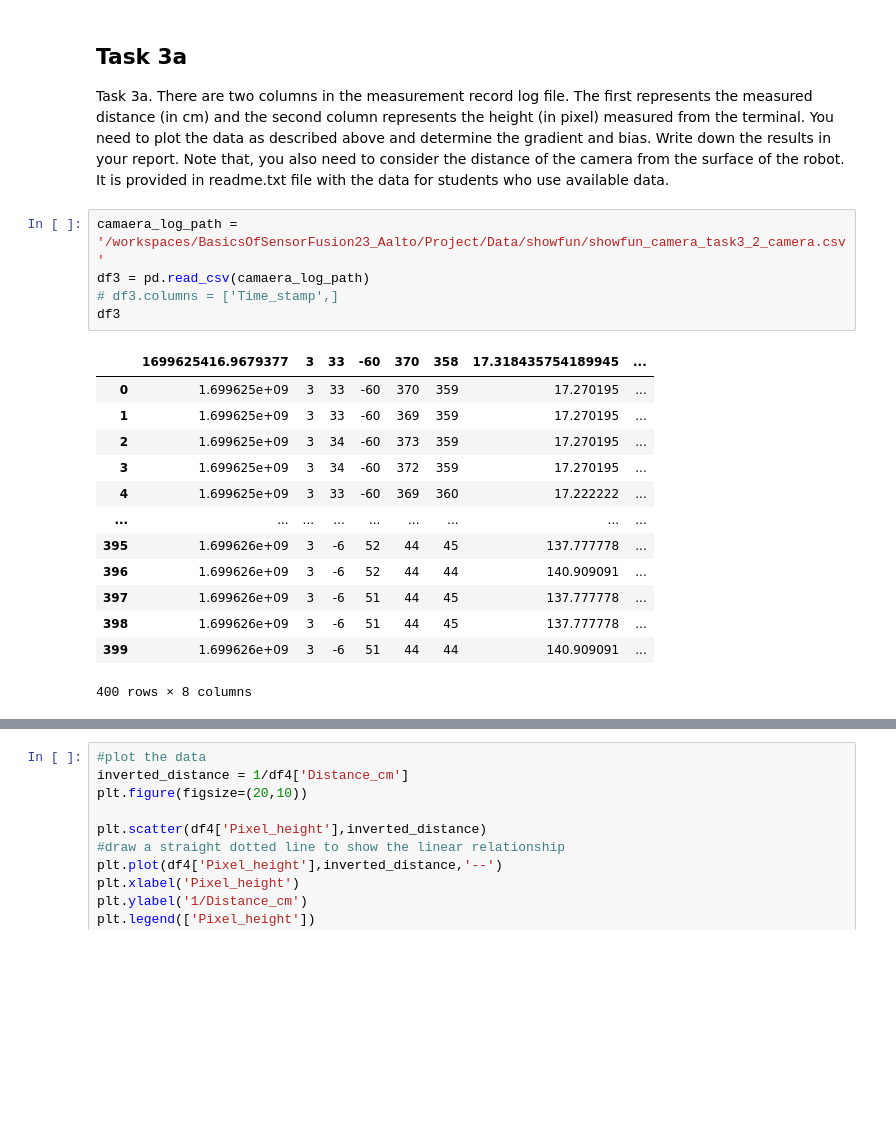
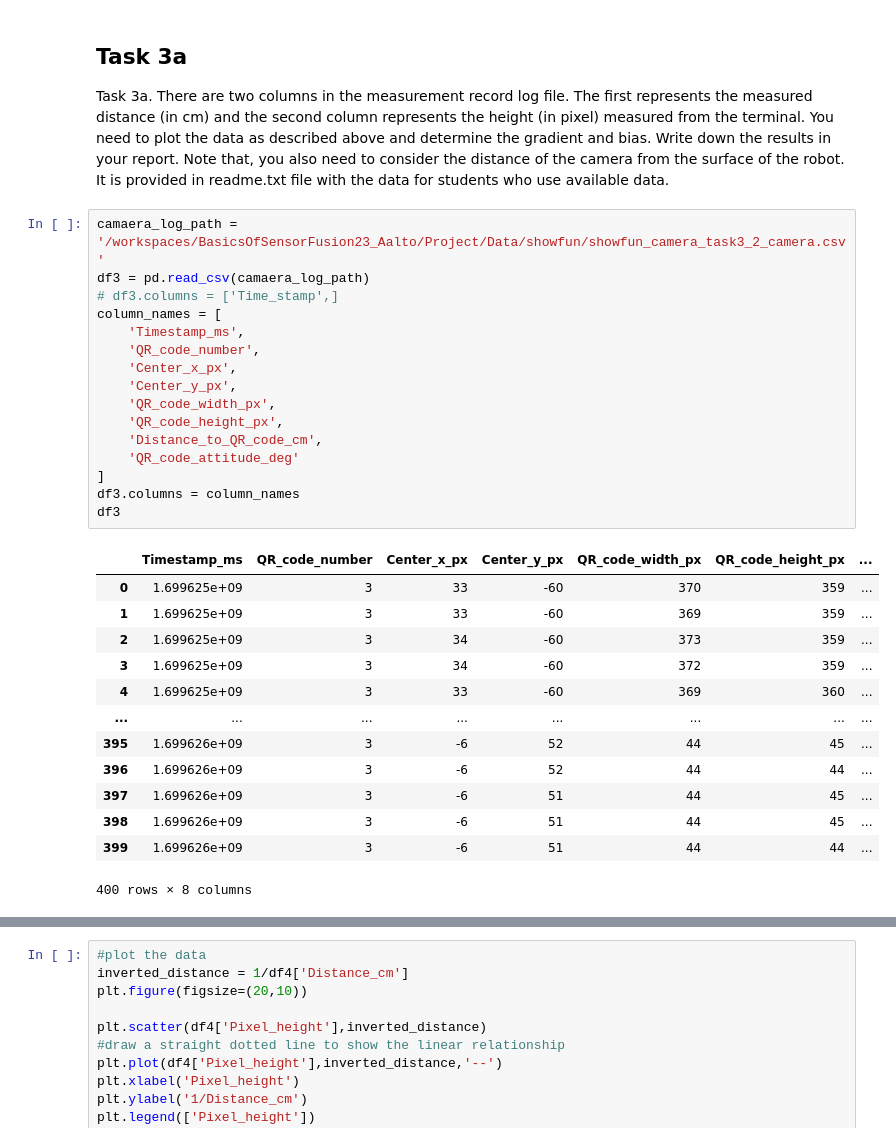
Before and after one commit to Nandu-Jagdish/BasicsOfSensorFusion23_Aalto, a Jupyter notebook: Project/part1.ipynb, the cells around one changed output, grey strips where cells are left out. Cells and saved outputs as stored; diff of their text form; blank space fills up the shorter version.

```diff
--- a/Project/part1.ipynb
+++ b/Project/part1.ipynb
@@ -261,19 +257,30 @@ Task 3a. There are two columns in the measurement record log file. The first rep
 # %%
 camaera_log_path = '/workspaces/BasicsOfSensorFusion23_Aalto/Project/Data/showfun/showfun_camera_task3_2_camera.csv'
 df3 = pd.read_csv(camaera_log_path)
 # df3.columns = ['Time_stamp',]
+column_names = [
+    'Timestamp_ms',
+    'QR_code_number',
+    'Center_x_px',
+    'Center_y_px',
+    'QR_code_width_px',
+    'QR_code_height_px',
+    'Distance_to_QR_code_cm',
+    'QR_code_attitude_deg'
+]
+df3.columns = column_names
 df3
 # %% [output]
-|  | 1699625416.9679377 | 3 | 33 | -60 | 370 | 358 | 17.318435754189945 | ... |
-| 0 | 1.699625e+09 | 3 | 33 | -60 | 370 | 359 | 17.270195 | ... |
-| 1 | 1.699625e+09 | 3 | 33 | -60 | 369 | 359 | 17.270195 | ... |
-| 2 | 1.699625e+09 | 3 | 34 | -60 | 373 | 359 | 17.270195 | ... |
-| 3 | 1.699625e+09 | 3 | 34 | -60 | 372 | 359 | 17.270195 | ... |
-| 4 | 1.699625e+09 | 3 | 33 | -60 | 369 | 360 | 17.222222 | ... |
-| ... | ... | ... | ... | ... | ... | ... | ... | ... |
-| 395 | 1.699626e+09 | 3 | -6 | 52 | 44 | 45 | 137.777778 | ... |
-| 396 | 1.699626e+09 | 3 | -6 | 52 | 44 | 44 | 140.909091 | ... |
-| 397 | 1.699626e+09 | 3 | -6 | 51 | 44 | 45 | 137.777778 | ... |
-| 398 | 1.699626e+09 | 3 | -6 | 51 | 44 | 45 | 137.777778 | ... |
-| 399 | 1.699626e+09 | 3 | -6 | 51 | 44 | 44 | 140.909091 | ... |
+|  | Timestamp_ms | QR_code_number | Center_x_px | Center_y_px | QR_code_width_px | QR_code_height_px | ... |
+| 0 | 1.699625e+09 | 3 | 33 | -60 | 370 | 359 | ... |
+| 1 | 1.699625e+09 | 3 | 33 | -60 | 369 | 359 | ... |
+| 2 | 1.699625e+09 | 3 | 34 | -60 | 373 | 359 | ... |
+| 3 | 1.699625e+09 | 3 | 34 | -60 | 372 | 359 | ... |
+| 4 | 1.699625e+09 | 3 | 33 | -60 | 369 | 360 | ... |
+| ... | ... | ... | ... | ... | ... | ... | ... |
+| 395 | 1.699626e+09 | 3 | -6 | 52 | 44 | 45 | ... |
+| 396 | 1.699626e+09 | 3 | -6 | 52 | 44 | 44 | ... |
+| 397 | 1.699626e+09 | 3 | -6 | 51 | 44 | 45 | ... |
+| 398 | 1.699626e+09 | 3 | -6 | 51 | 44 | 45 | ... |
+| 399 | 1.699626e+09 | 3 | -6 | 51 | 44 | 44 | ... |
 400 rows × 8 columns
```
Also changed, not shown: parts of 22 cells of this notebook, 3 other files.
